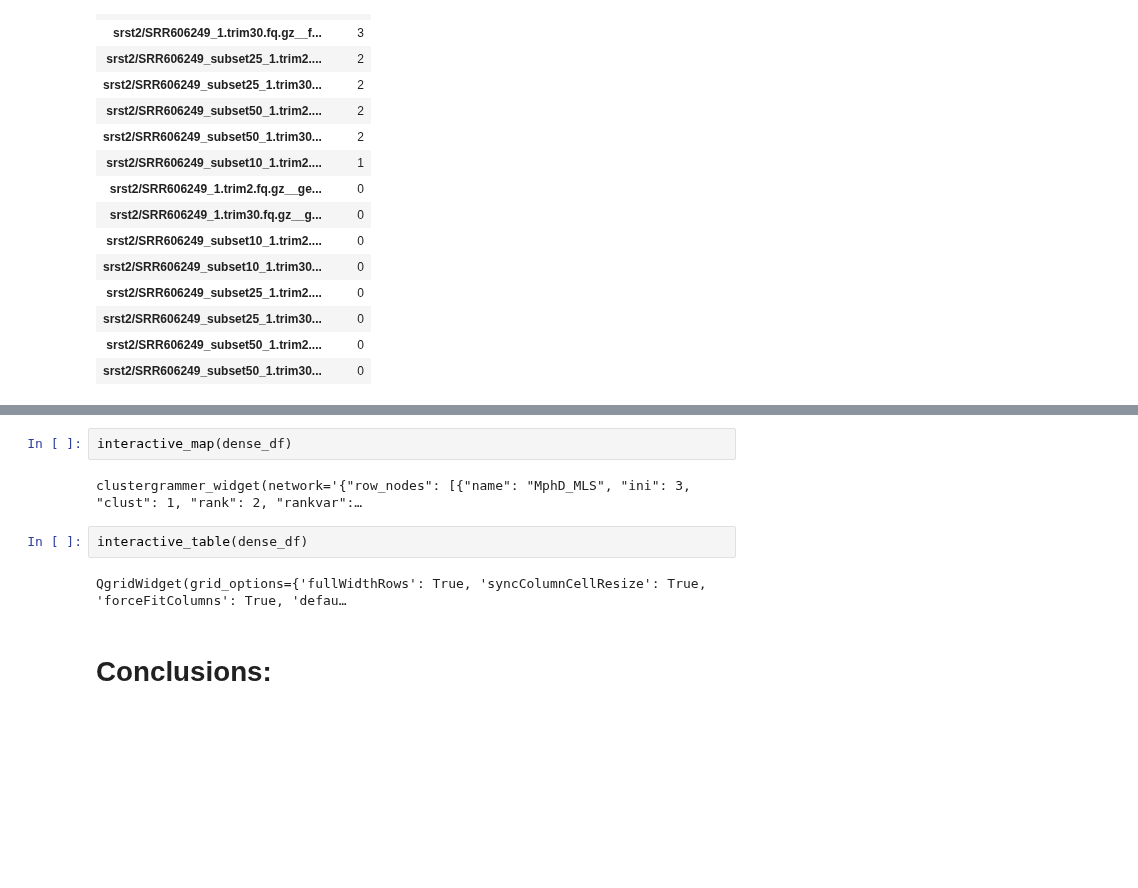
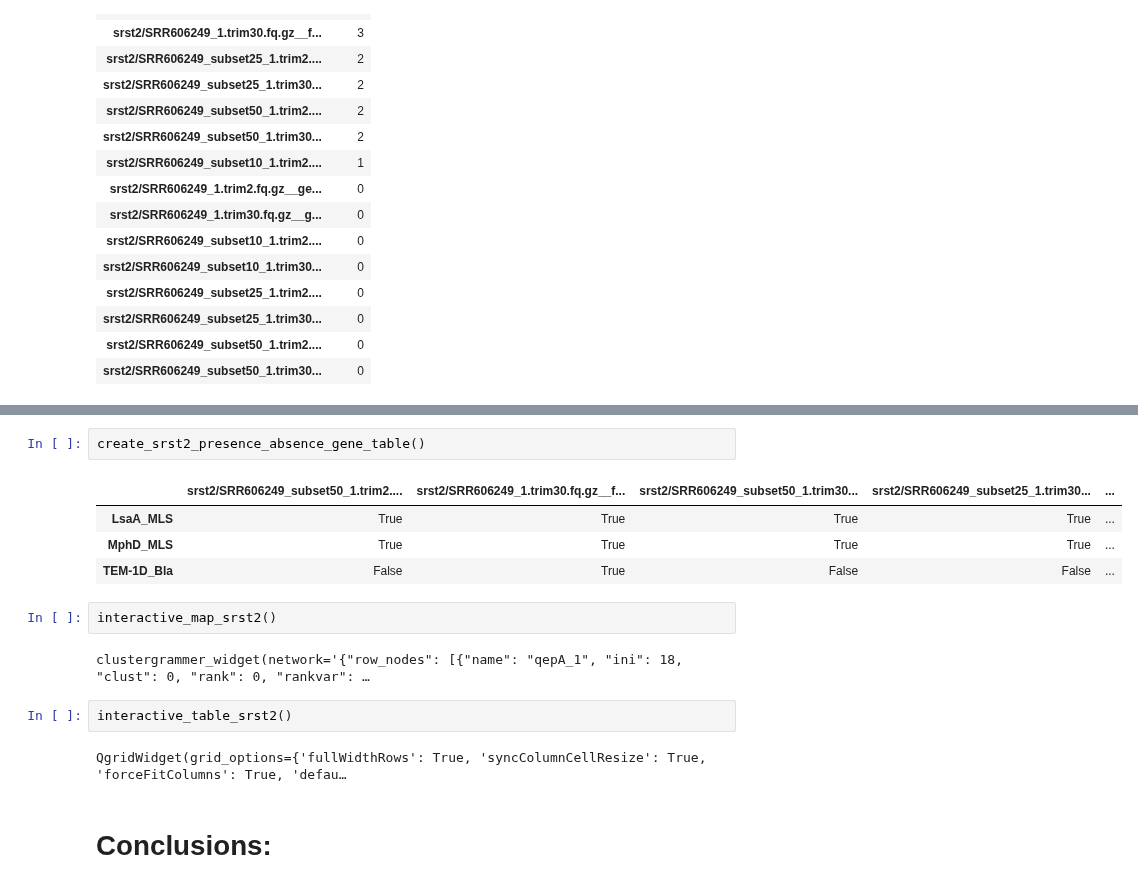
Before and after one commit to dahak-metagenomics/dahak, a Jupyter notebook: workflows/functional_inference/antibiotic_resistance/functional_inference_antibiotic_res_example.ipynb, the cells around one changed output, grey strips where cells are left out. Drawn from its saved outputs; the diff is of its cells as text; blank space fills up the shorter version.

```diff
--- a/workflows/functional_inference/antibiotic_resistance/functional_inference_antibiotic_res_example.ipynb
+++ b/workflows/functional_inference/antibiotic_resistance/functional_inference_antibiotic_res_example.ipynb
@@ -285,10 +189,17 @@ dense_df
-# %%
-interactive_map(dense_df)
-# %% [output]
-clustergrammer_widget(network='{"row_nodes": [{"name": "MphD_MLS", "ini": 3, "clust": 1, "rank": 2, "rankvar":…
-# %%
-interactive_table(dense_df)
-# %% [output]
-QgridWidget(grid_options={'fullWidthRows': True, 'syncColumnCellResize': True, 'forceFitColumns': True, 'defau…
+# %%
+create_srst2_presence_absence_gene_table()
+# %% [output]
+|  | srst2/SRR606249_subset50_1.trim2.... | srst2/SRR606249_1.trim30.fq.gz__f... | srst2/SRR606249_subset50_1.trim30... | srst2/SRR606249_subset25_1.trim30... | ... |
+| LsaA_MLS | True | True | True | True | ... |
+| MphD_MLS | True | True | True | True | ... |
+| TEM-1D_Bla | False | True | False | False | ... |
+# %%
+interactive_map_srst2()
+# %% [output]
+clustergrammer_widget(network='{"row_nodes": [{"name": "qepA_1", "ini": 18, "clust": 0, "rank": 0, "rankvar": …
+# %%
+interactive_table_srst2()
+# %% [output]
+QgridWidget(grid_options={'fullWidthRows': True, 'syncColumnCellResize': True, 'forceFitColumns': True, 'defau…
 # %% [markdown]
 # Conclusions:
```
Also changed, not shown: parts of 18 cells of this notebook.
